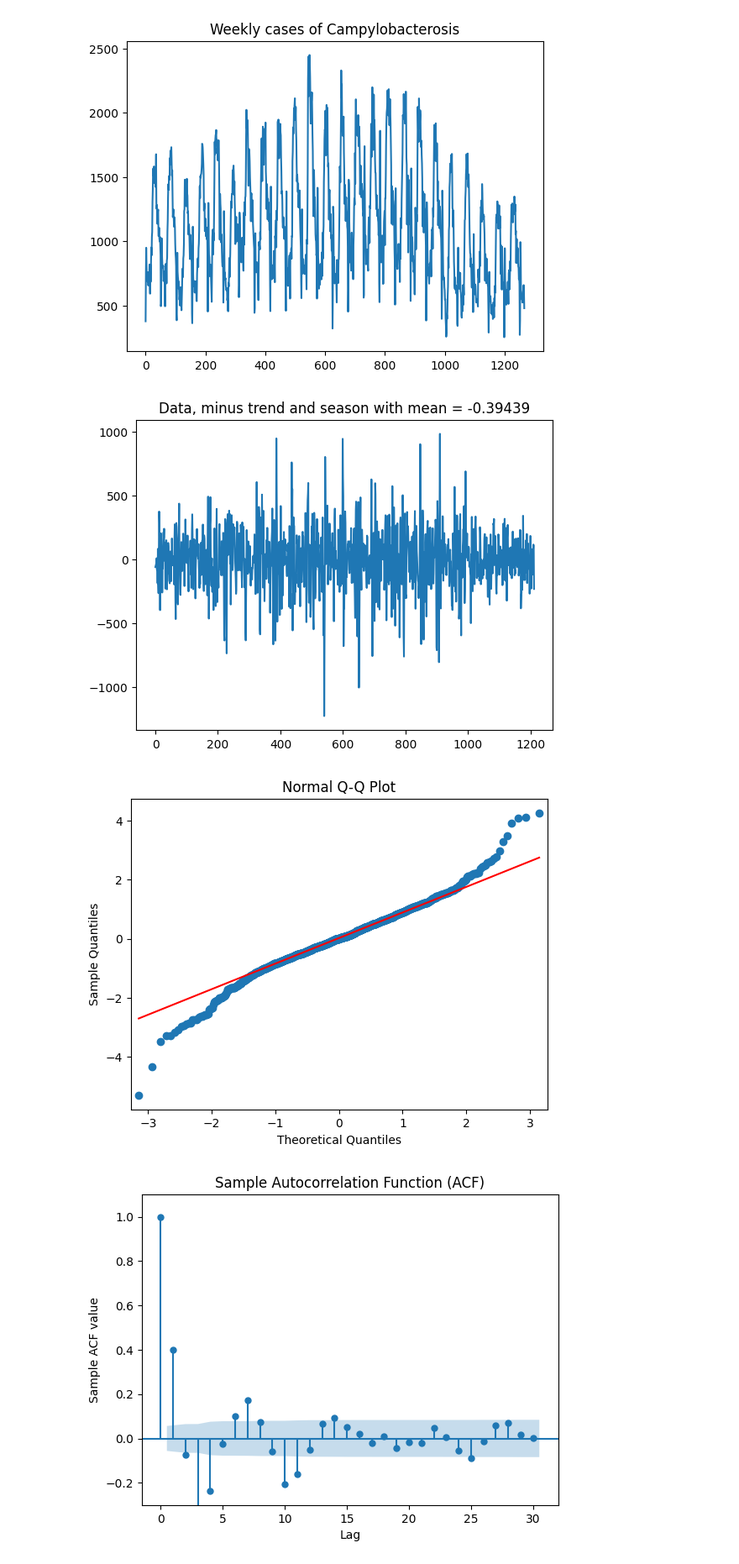
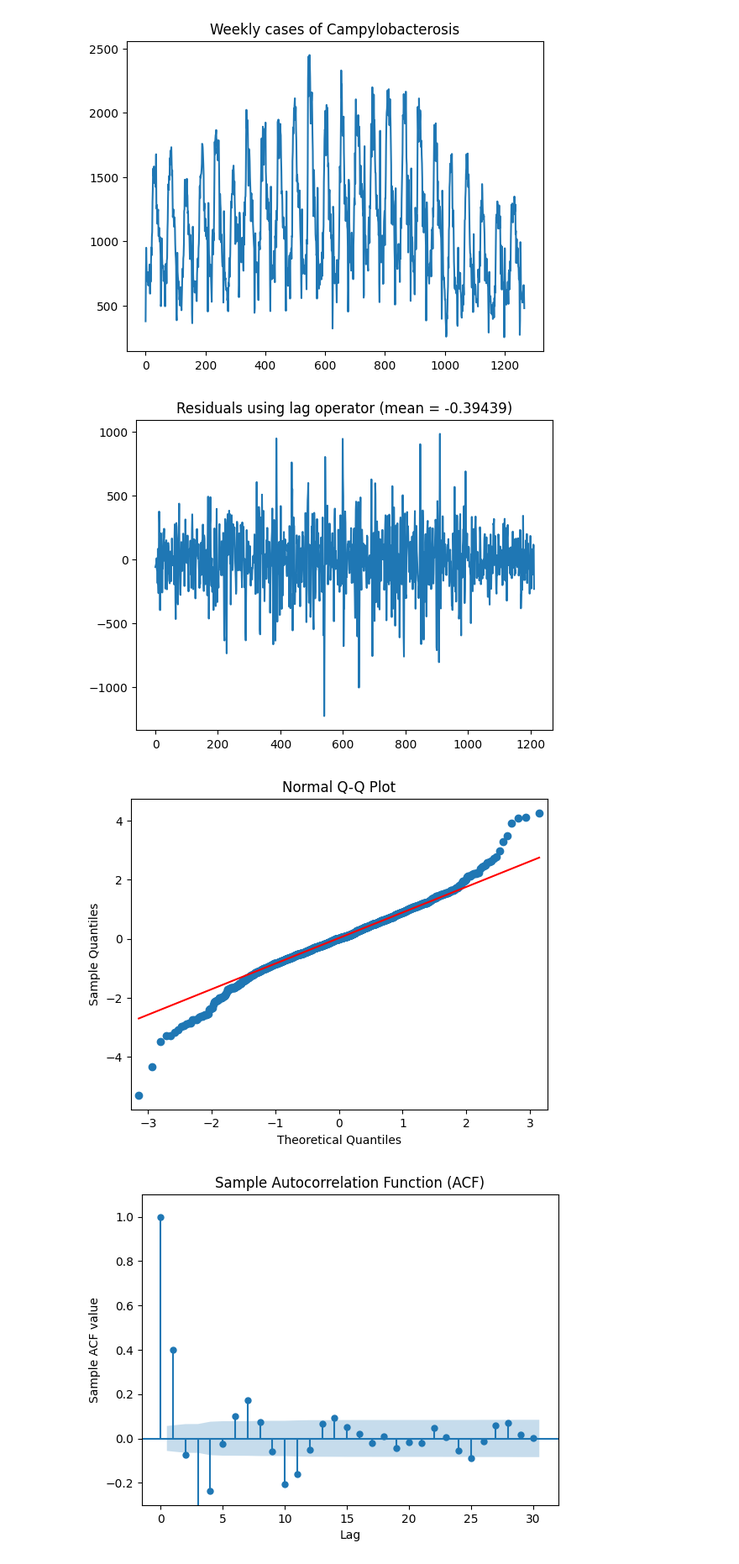
Before and after one commit to anza4662/TS-project, a Jupyter notebook: notebook2.ipynb, the cells around one changed output. Shown: that part at 84% size. Cells and saved outputs as stored; diff of their text form; code cells hidden in the pictures.

```diff
--- a/notebook2.ipynb
+++ b/notebook2.ipynb
@@ -20,20 +20,20 @@ plt.show()
 # %%
 
 from statsmodels.api import qqplot
 decomp1 = campy.diff(52)
 decomp2 = decomp1.diff(3).dropna()
 
 campy_clean = np.array(decomp2.values.flatten().tolist())
 
 plt.plot(campy_clean)
-plt.title(f"Data, minus trend and season with mean = {np.mean(campy_clean):.5f}")
+plt.title(f"Residuals using lag operator (mean = {np.mean(campy_clean):.5f})")
 plt.show()
 
 qqplot(campy_clean, line="q", fit=True)
 plt.title("Normal Q-Q Plot")
 plt.show()
 # %% [output]
-[figure, old version]
+[figure, new version]
 [figure]
 # %%
 from statsmodels.tsa.stattools import acf
```
Also changed, not shown: parts of 4 cells of this notebook, 4 other files.
